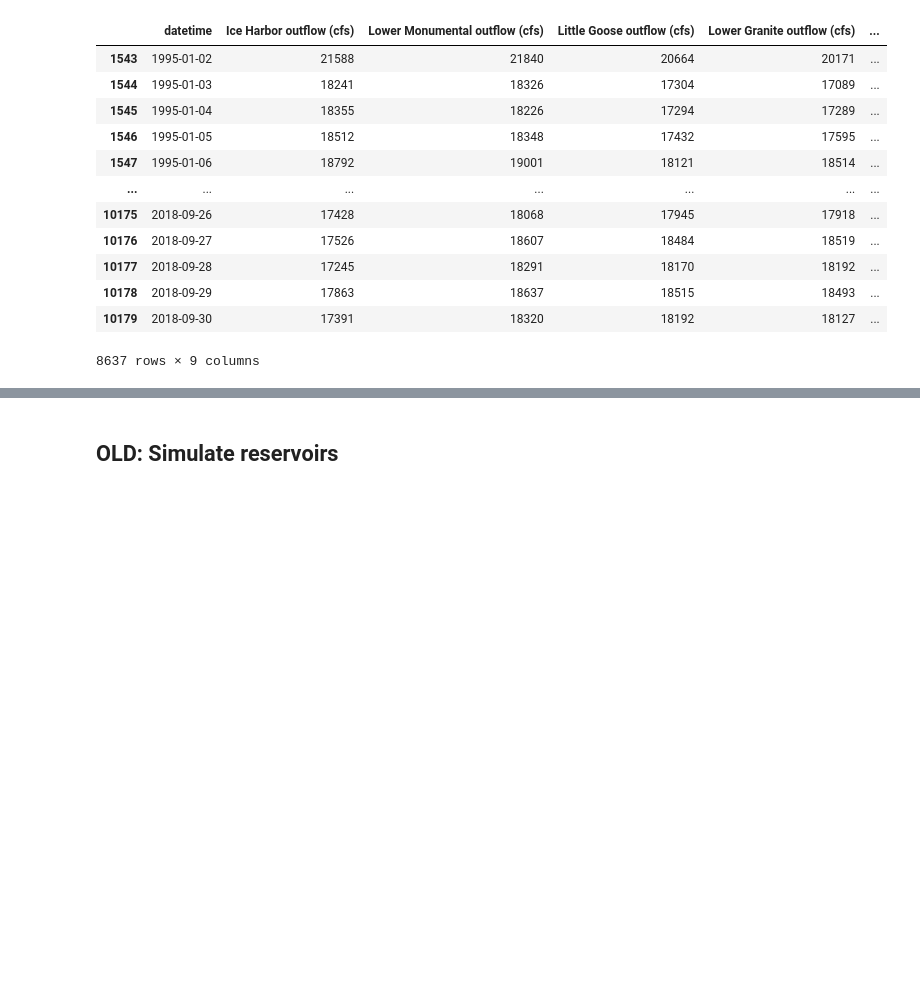
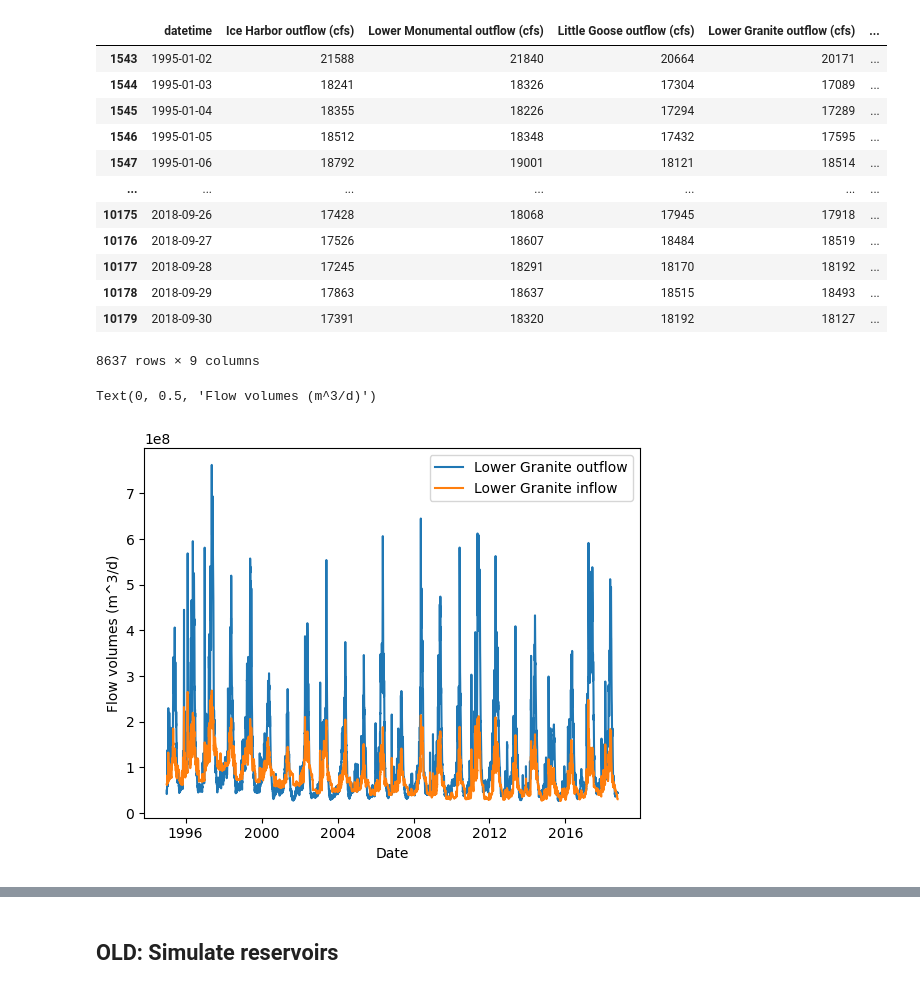
Before and after one commit to clairewang23/columbia_river_model, a Jupyter notebook: model drafting.ipynb, the cells around one changed output, grey strips where cells are left out. Drawn from its saved outputs; the diff is of its cells as text; code cells hidden in the pictures; blank space fills up the shorter version.

```diff
--- a/model drafting.ipynb
+++ b/model drafting.ipynb
@@ -162,6 +163,16 @@ display(input_data)
 | 10178 | 2018-09-29 | 17863 | 18637 | 18515 | 18493 | ... |
 | 10179 | 2018-09-30 | 17391 | 18320 | 18192 | 18127 | ... |
 8637 rows × 9 columns
+# %%
+plt.plot(input_data['datetime'], input_data['Lower Granite outflow (cfs)']*86400*0.0283, label='Lower Granite outflow')
+plt.plot(input_data['datetime'], input_data['Lower Granite inflow (m^3/d)'], label='Lower Granite inflow')
+
+plt.legend()
+plt.xlabel('Date')
+plt.ylabel('Flow volumes (m^3/d)')
+# %% [output]
+Text(0, 0.5, 'Flow volumes (m^3/d)')
+[figure, added]
 # %%
 # sns.lineplot(x='datetime', y='Ice Harbor outflow (cfs)', data=input_data, label='Ice Harbor')
 # sns.lineplot(x='datetime', y='Lower Monumental outflow (cfs)', data=input_data, label='Lower Monumental')
```
Also changed, not shown: parts of 3 cells of this notebook.
